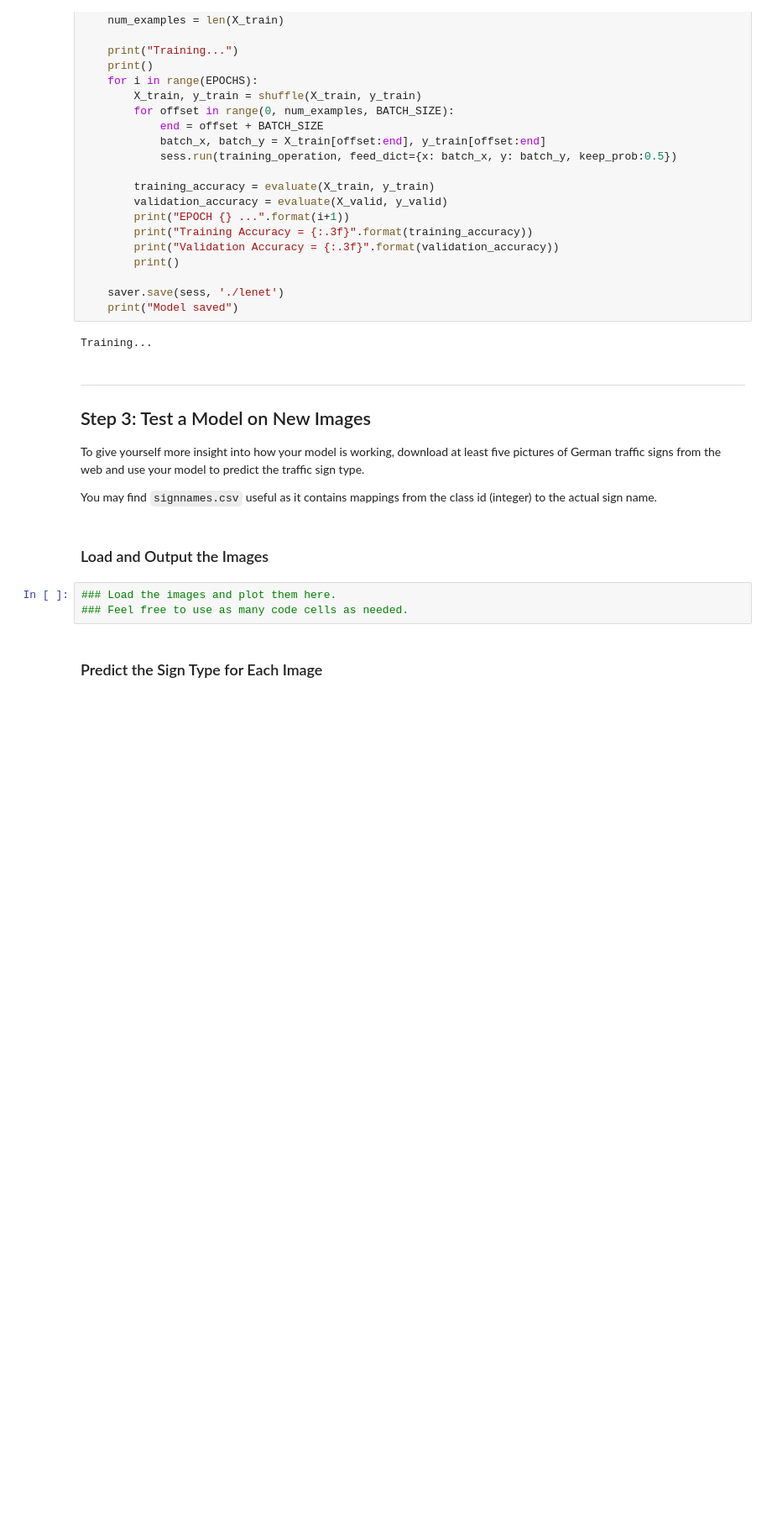
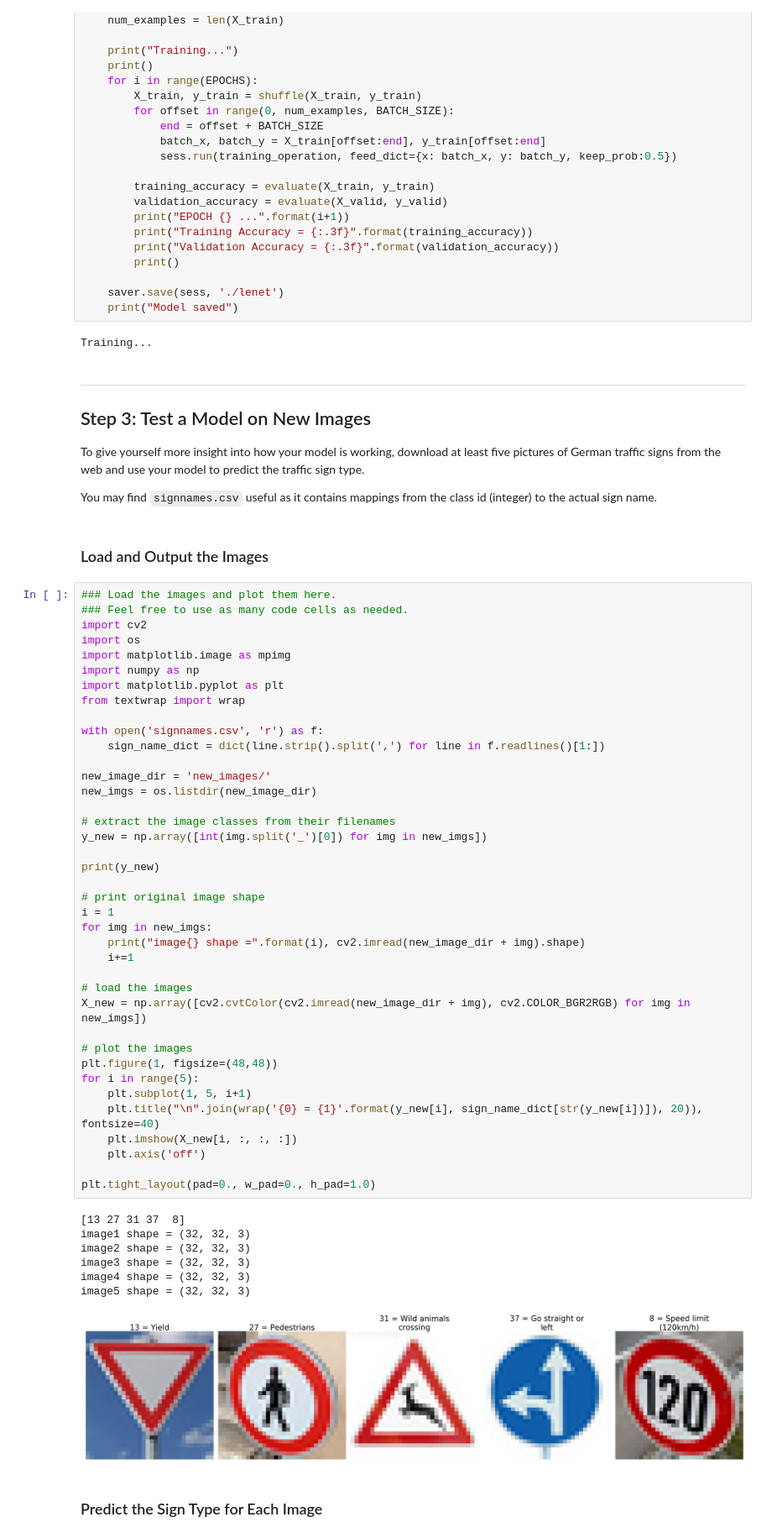
Before and after one commit to GitHubChuanYu/Project2_TrafficSignClassifier, a Jupyter notebook: Traffic_Sign_Classifier.ipynb, the cells around one changed output. Shown at 84% size. Cells and saved outputs as stored; diff of their text form; blank space fills up the shorter version.

Commit message:
Add new images in folder new_images and update processing code for new images

```diff
--- a/Traffic_Sign_Classifier.ipynb
+++ b/Traffic_Sign_Classifier.ipynb
@@ -310,9 +310,53 @@ To give yourself more insight into how your model is working, download at least
 You may find `signnames.csv` useful as it contains mappings from the class id (integer) to the actual sign name.
 # %% [markdown]
 ### Load and Output the Images
-# %%
-### Load the images and plot them here.
-### Feel free to use as many code cells as needed.
+# %%
+### Load the images and plot them here.
+### Feel free to use as many code cells as needed.
+import cv2
+import os
+import matplotlib.image as mpimg
+import numpy as np
+import matplotlib.pyplot as plt
+from textwrap import wrap
+
+with open('signnames.csv', 'r') as f:
+    sign_name_dict = dict(line.strip().split(',') for line in f.readlines()[1:])
+
+new_image_dir = 'new_images/'
+new_imgs = os.listdir(new_image_dir)
+
+# extract the image classes from their filenames
+y_new = np.array([int(img.split('_')[0]) for img in new_imgs])
+
+print(y_new)
+
+# print original image shape
+i = 1
+for img in new_imgs:
+    print("image{} shape =".format(i), cv2.imread(new_image_dir + img).shape)
+    i+=1
+
+# load the images
+X_new = np.array([cv2.cvtColor(cv2.imread(new_image_dir + img), cv2.COLOR_BGR2RGB) for img in new_imgs])
+
+# plot the images
+plt.figure(1, figsize=(48,48))
+for i in range(5):
+    plt.subplot(1, 5, i+1)
+    plt.title("\n".join(wrap('{0} = {1}'.format(y_new[i], sign_name_dict[str(y_new[i])]), 20)), fontsize=40)
+    plt.imshow(X_new[i, :, :, :])
+    plt.axis('off')
+
+plt.tight_layout(pad=0., w_pad=0., h_pad=1.0)
+# %% [output]
+[13 27 31 37  8]
+image1 shape = (32, 32, 3)
+image2 shape = (32, 32, 3)
+image3 shape = (32, 32, 3)
+image4 shape = (32, 32, 3)
+image5 shape = (32, 32, 3)
+[figure, added]
 # %% [markdown]
 ### Predict the Sign Type for Each Image
 # %%
```
Also changed, not shown: parts of 2 cells of this notebook, 5 other files.
